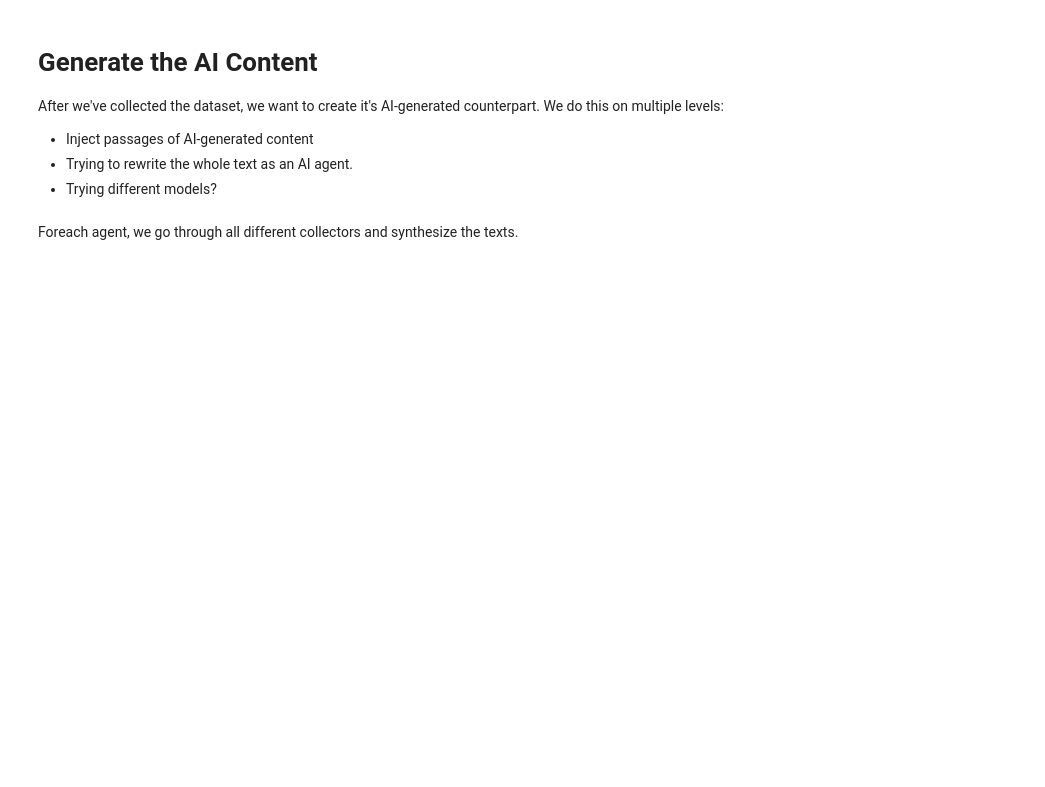
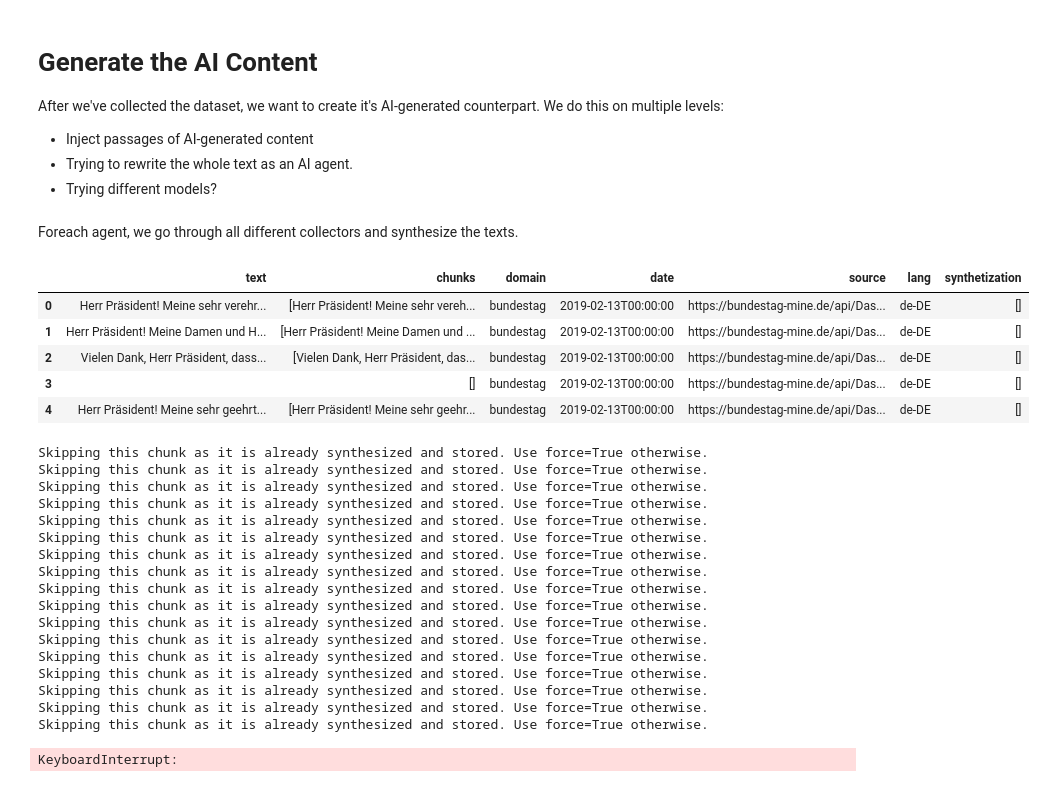
Before and after one commit to TheItCrOw/PrismAI, a Jupyter notebook: src/data_collector/main.ipynb, the cells around one changed output. Saved outputs shown, nothing was run; the diff lists cells and outputs as text; code cells hidden in the pictures; blank space fills up the shorter version.

```diff
--- a/src/data_collector/main.ipynb
+++ b/src/data_collector/main.ipynb
@@ -101,4 +101,9 @@ def reload():
 reload()
 # %% [markdown]
 Check if we have cli arguments passed in. This is only done when this notebook is turned to a script.
+# %%
+synthesize_per_collector = 1750
+skip_per_collector = 0
+force_synth = False
+run_as_script = False
 # %%
@@ -127,9 +142,7 @@ if run_as_script:
     for collector_name in args.collectors:
         try:
             module_name, class_name = collector_name.rsplit(".", 1)
-            # get the class
             CollectorClass = getattr(eval(module_name), class_name)
-            # Instantiate the collector
             collector_instance = CollectorClass(CONFIG.DATA_ROOT_PATH)
             collection.append(collector_instance)
         except AttributeError as e:
@@ -137,9 +150,9 @@ if run_as_script:
 else:
     collection = [
         collectors.bundestag_collector.BundestagCollector(CONFIG.DATA_ROOT_PATH),
-        collectors.house_of_commons_collector.HouseOfCommonsCollector(CONFIG.DATA_ROOT_PATH),
-        collectors.student_essays_collector.StudentEssaysCollector(CONFIG.DATA_ROOT_PATH),
-        collectors.arxiv_collector.ArxivCollector(CONFIG.DATA_ROOT_PATH),
+        #collectors.house_of_commons_collector.HouseOfCommonsCollector(CONFIG.DATA_ROOT_PATH),
+        #collectors.student_essays_collector.StudentEssaysCollector(CONFIG.DATA_ROOT_PATH),
+        #collectors.arxiv_collector.ArxivCollector(CONFIG.DATA_ROOT_PATH),
         #collectors.spiegel_collector.SpiegelCollector(CONFIG.DATA_ROOT_PATH),
         #collectors.cnn_news_collector.CNNNewsCollector(CONFIG.DATA_ROOT_PATH),
         #collectors.open_legal_data_collector.OpenLegalDataCollector(CONFIG.DATA_ROOT_PATH),
@@ -149,7 +162,6 @@ else:
         #collectors.blog_corpus_collector.BlogCorpusCollector(CONFIG.DATA_ROOT_PATH)
     ]
 
-# Check the loaded collection
 if run_as_script:
     print(f'Dynamically created collectors: {[type(c).__name__ for c in collection]}')
 else:
@@ -203,9 +208,6 @@ agents = [
 ]
 # %% [markdown]
 Foreach agent, we go through all different collectors and synthesize the texts.
-# %%
-take_per_collector = 250
-force_synth = True
 # %%
 # Foreach collector (so foreach domain)
 for coll in tqdm(collection, desc='Collectors', leave=False):
@@ -213,38 +215,77 @@ for coll in tqdm(collection, desc='Collectors', leave=False):
     df_count = 1
     items_dfs = coll.get_collected_items_dfs()
     collector_progress = tqdm(items_dfs, desc=f'Processing Collector Chunks of: {coll.get_folder_path().upper()}', leave=False)
 
     # We dont have a single huge dataframe file, but smaller chunks instead.
-    for df in collector_progress:
+    for in_df in collector_progress:
+        start = time.time()
         synth_items = []
         stored_path = os.path.join(coll.get_synthesized_path(), f"items_{df_count}.json")
         if not force_synth and os.path.exists(stored_path):
-            # print('Skipping this chunk as it is already synthesized and stored. Use force=True otherwise.')
+            print('Skipping this chunk as it is already synthesized and stored. Use force=True otherwise.')
             df_count += 1
             continue
 
-        if items_count >= take_per_collector:
+        if items_count >= synthesize_per_collector:
             break
 
-        for index, row in tqdm(df.iterrows(), desc="Current Chunk Items", total=len(df), leave=False):
-            if items_count >= take_per_collector:
+        for index, row in tqdm(in_df.iterrows(), desc="Current Chunk Items", total=len(in_df), leave=False):
+            if items_count >= synthesize_per_collector:
                 break
+
+            # If we have a skip parameter, skip as long as we need to.
+            if skip_per_collector > 0 and items_count <= skip_per_collector:
+                items_count += 1
+                continue
+
             item = collected_item.CollectedItem.from_dict(row)
 
             # We have multiple agents. Foreach agent, synthesize the item
             for agent in agents:
                 try:
                     item.synthetization.append({
                         'agent': agent.name,
                         'synth_obj': agent.synthesize_collected_item(item, coll)
                     })
                     synth_items.append(item)
-                    items_count += 1
                 except Exception as ex:
                     print(f'There was an error with collector {coll.get_folder_path()} from source df chunk {df_count}')
                     print(ex)
+            items_count += 1
 
         # Save synthesized items of that collected chunk.
-        df = pd.DataFrame([item.__dict__ for item in synth_items])
-        df.to_json(stored_path)
+        out_df = pd.DataFrame([item.__dict__ for item in synth_items])
+        out_df.to_json(stored_path)
         df_count += 1
+        end = time.time()
+        if run_as_script:
+            print(f'Stored and wrote {len(out_df)} items to file {stored_path}')
+            print(f'Total items done: {str(items_count)}')
+            print(f'Chunk synthesization time: {str(end - start)}')
+
+print('Done with synthesization.')
+# %% [output]
+|  | text | chunks | domain | date | source | lang | synthetization |
+| 0 | Herr Präsident! Meine sehr verehr... | [Herr Präsident! Meine sehr vereh... | bundestag | 2019-02-13T00:00:00 | https://bundestag-mine.de/api/Das... | de-DE | [] |
+| 1 | Herr Präsident! Meine Damen und H... | [Herr Präsident! Meine Damen und ... | bundestag | 2019-02-13T00:00:00 | https://bundestag-mine.de/api/Das... | de-DE | [] |
+| 2 | Vielen Dank, Herr Präsident, dass... | [Vielen Dank, Herr Präsident, das... | bundestag | 2019-02-13T00:00:00 | https://bundestag-mine.de/api/Das... | de-DE | [] |
+| 3 |  | [] | bundestag | 2019-02-13T00:00:00 | https://bundestag-mine.de/api/Das... | de-DE | [] |
+| 4 | Herr Präsident! Meine sehr geehrt... | [Herr Präsident! Meine sehr geehr... | bundestag | 2019-02-13T00:00:00 | https://bundestag-mine.de/api/Das... | de-DE | [] |
+Skipping this chunk as it is already synthesized and stored. Use force=True otherwise.
+Skipping this chunk as it is already synthesized and stored. Use force=True otherwise.
+Skipping this chunk as it is already synthesized and stored. Use force=True otherwise.
+Skipping this chunk as it is already synthesized and stored. Use force=True otherwise.
+Skipping this chunk as it is already synthesized and stored. Use force=True otherwise.
+Skipping this chunk as it is already synthesized and stored. Use force=True otherwise.
+Skipping this chunk as it is already synthesized and stored. Use force=True otherwise.
+Skipping this chunk as it is already synthesized and stored. Use force=True otherwise.
+Skipping this chunk as it is already synthesized and stored. Use force=True otherwise.
+Skipping this chunk as it is already synthesized and stored. Use force=True otherwise.
+Skipping this chunk as it is already synthesized and stored. Use force=True otherwise.
+Skipping this chunk as it is already synthesized and stored. Use force=True otherwise.
+Skipping this chunk as it is already synthesized and stored. Use force=True otherwise.
+Skipping this chunk as it is already synthesized and stored. Use force=True otherwise.
+Skipping this chunk as it is already synthesized and stored. Use force=True otherwise.
+Skipping this chunk as it is already synthesized and stored. Use force=True otherwise.
+Skipping this chunk as it is already synthesized and stored. Use force=True otherwise.
+KeyboardInterrupt:
```
Also changed, not shown: parts of 4 cells of this notebook, 11 other files.
